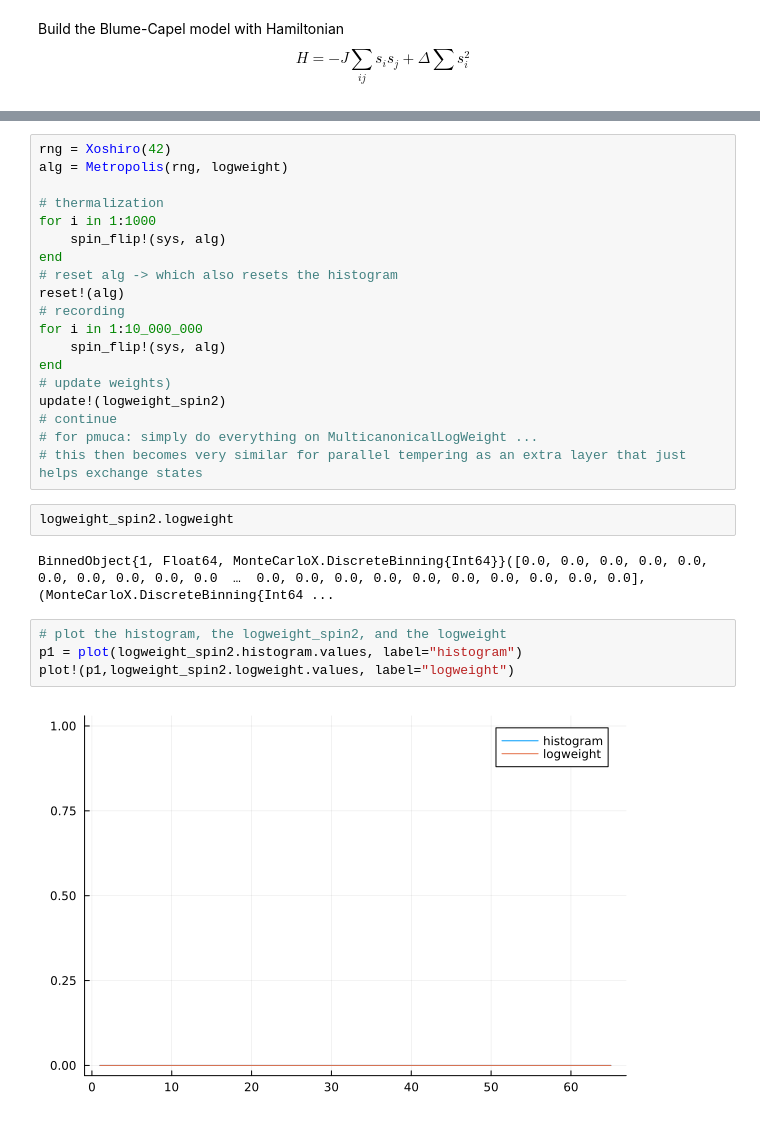
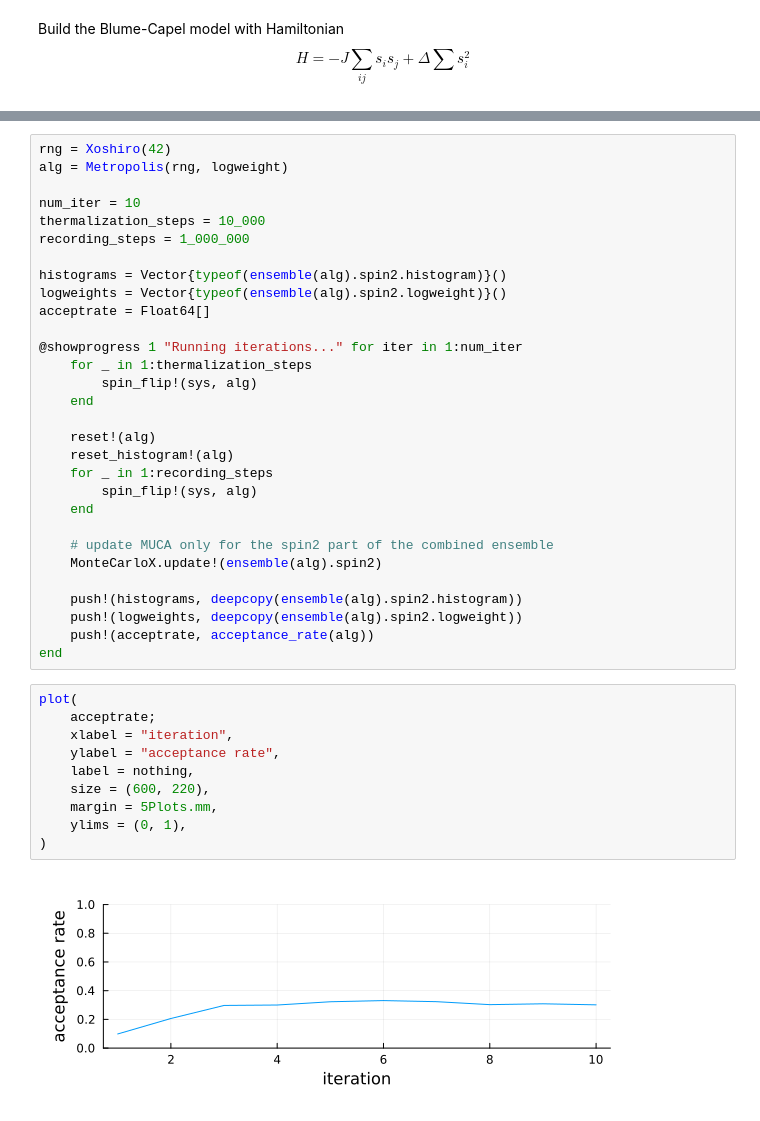
Before and after one commit to zierenberg/MonteCarloX.jl, a Jupyter notebook: examples/spin_systems/muca_blume-capel.ipynb, the cells around one changed output, grey strips where cells are left out. Cells and saved outputs as stored; diff of their text form.

```diff
--- a/examples/spin_systems/muca_blume-capel.ipynb
+++ b/examples/spin_systems/muca_blume-capel.ipynb
@@ -46,32 +75,45 @@ function spin_flip!(sys::SpinSystems.AbstractBlumeCapel, alg::AbstractImportance
 end
 # %% [output]
 spin_flip! (generic function with 1 method)
-# %%
-rng = Xoshiro(42)
-alg = Metropolis(rng, logweight)
-
-# thermalization
-for i in 1:1000
-    spin_flip!(sys, alg)
-end
-# reset alg -> which also resets the histogram
-reset!(alg)
-# recording
-for i in 1:10_000_000
-    spin_flip!(sys, alg)
-end
-# update weights)
-update!(logweight_spin2)
-# continue
-# for pmuca: simply do everything on MulticanonicalLogWeight ...
-# this then becomes very similar for parallel tempering as an extra layer that just helps exchange states
-# %%
-logweight_spin2.logweight
-# %% [output]
-BinnedObject{1, Float64, MonteCarloX.DiscreteBinning{Int64}}([0.0, 0.0, 0.0, 0.0, 0.0, 0.0, 0.0, 0.0, 0.0, 0.0  …  0.0, 0.0, 0.0, 0.0, 0.0, 0.0, 0.0, 0.0, 0.0, 0.0], (MonteCarloX.DiscreteBinning{Int64 ...
-# %%
-# plot the histogram, the logweight_spin2, and the logweight
-p1 = plot(logweight_spin2.histogram.values, label="histogram")
-plot!(p1,logweight_spin2.logweight.values, label="logweight")
-# %% [output]
-[figure, removed]
+# %%
+rng = Xoshiro(42)
+alg = Metropolis(rng, logweight)
+
+num_iter = 10
+thermalization_steps = 10_000
+recording_steps = 1_000_000
+
+histograms = Vector{typeof(ensemble(alg).spin2.histogram)}()
+logweights = Vector{typeof(ensemble(alg).spin2.logweight)}()
+acceptrate = Float64[]
+
+@showprogress 1 "Running iterations..." for iter in 1:num_iter
+    for _ in 1:thermalization_steps
+        spin_flip!(sys, alg)
+    end
+
+    reset!(alg)
+    reset_histogram!(alg)
+    for _ in 1:recording_steps
+        spin_flip!(sys, alg)
+    end
+
+    # update MUCA only for the spin2 part of the combined ensemble
+    MonteCarloX.update!(ensemble(alg).spin2)
+
+    push!(histograms, deepcopy(ensemble(alg).spin2.histogram))
+    push!(logweights, deepcopy(ensemble(alg).spin2.logweight))
+    push!(acceptrate, acceptance_rate(alg))
+end
+# %%
+plot(
+    acceptrate;
+    xlabel = "iteration",
+    ylabel = "acceptance rate",
+    label = nothing,
+    size = (600, 220),
+    margin = 5Plots.mm,
+    ylims = (0, 1),
+)
+# %% [output]
+[figure, added]
```
Also changed, not shown: parts of 5 cells of this notebook, 26 other files.
